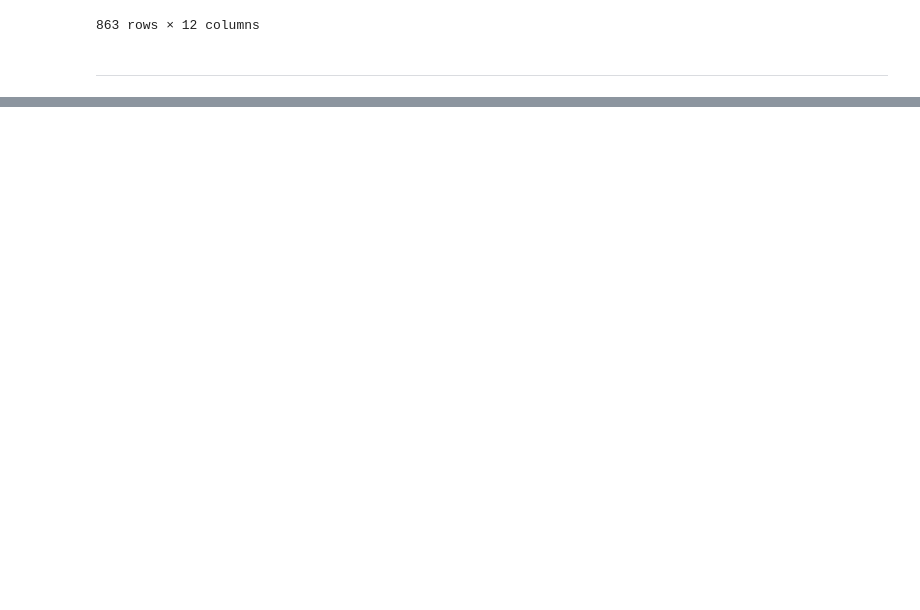
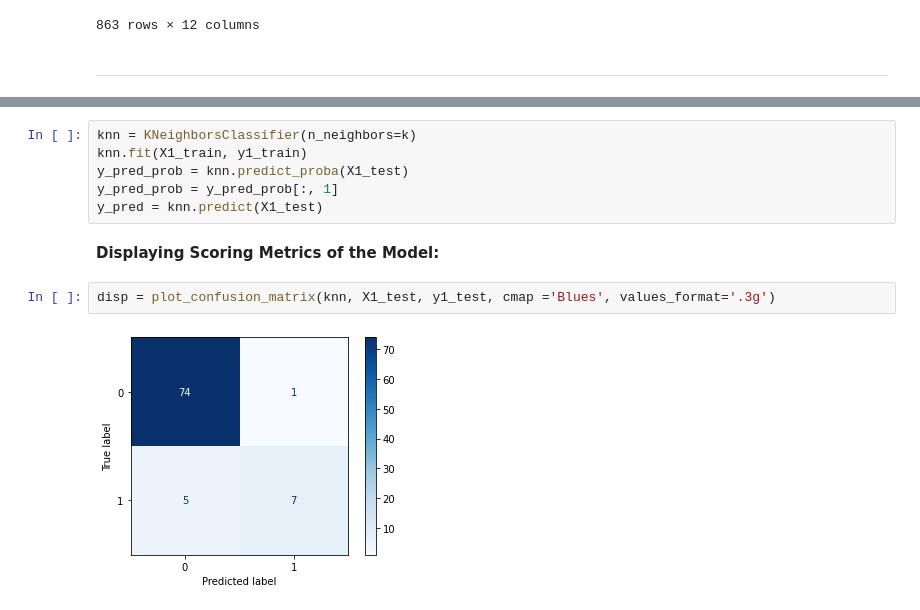
Before and after one commit to dona-samir/COVID-19-Outcome-Prediction, a Jupyter notebook: covid19OutcomePrediction.ipynb, the cells around one changed output, grey strips where cells are left out. Saved outputs shown, nothing was run; the diff lists cells and outputs as text; blank space fills up the shorter version.

```diff
--- a/covid19OutcomePrediction.ipynb
+++ b/covid19OutcomePrediction.ipynb
@@ -204,0 +284,12 @@ df
+# %%
+knn = KNeighborsClassifier(n_neighbors=k)
+knn.fit(X1_train, y1_train)
+y_pred_prob = knn.predict_proba(X1_test)
+y_pred_prob = y_pred_prob[:, 1]
+y_pred = knn.predict(X1_test)
+# %% [markdown]
+__Displaying Scoring Metrics of the Model:__
+# %%
+disp = plot_confusion_matrix(knn, X1_test, y1_test, cmap ='Blues', values_format='.3g')
+# %% [output]
+[figure, added]
```
Also changed, not shown: parts of 126 cells of this notebook.
